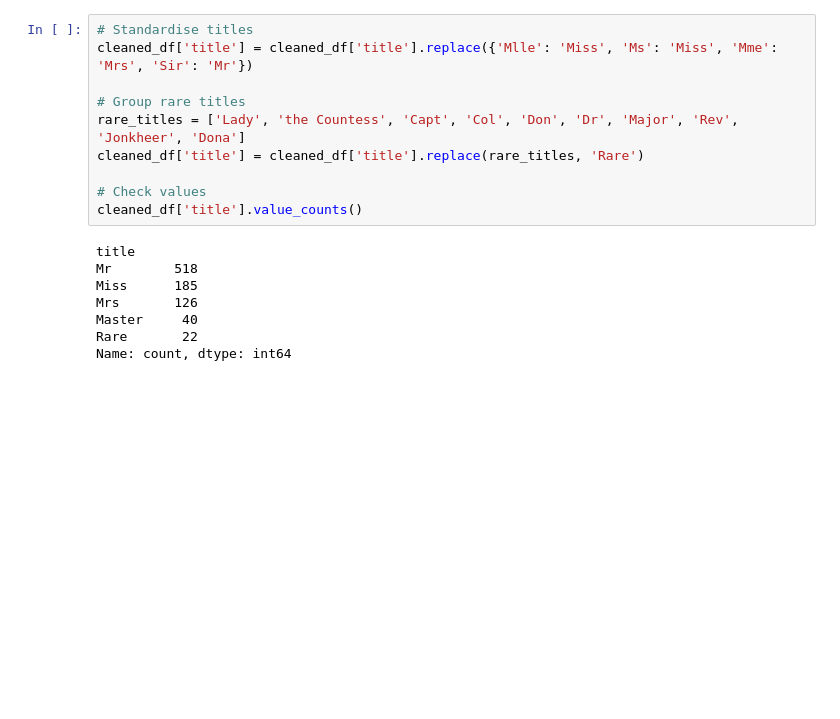
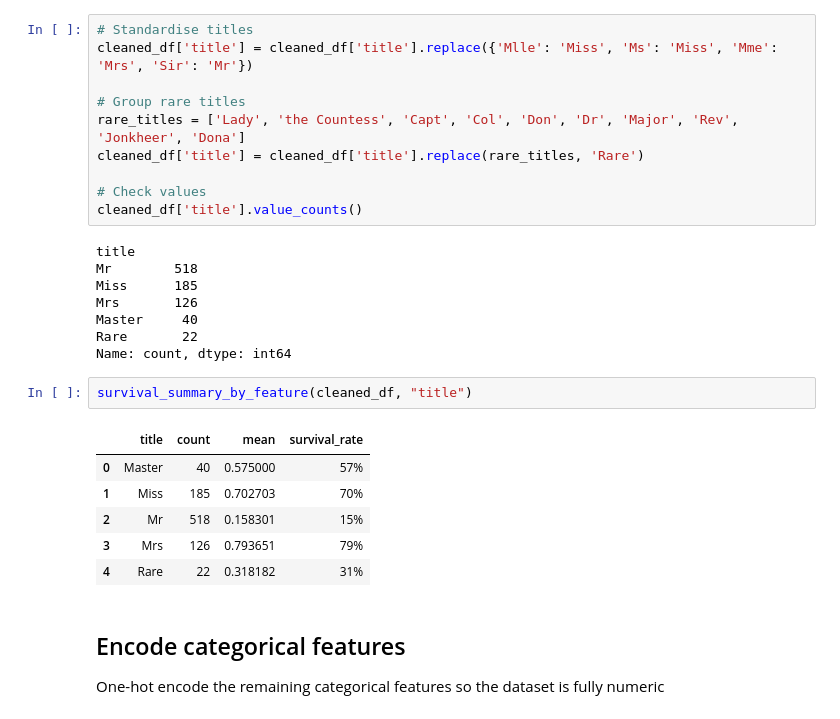
Before and after one commit to helben2002/TitanicCapstoneProject, a Jupyter notebook: ml/notebooks/sara.ipynb, the cells around one changed output. Cells and saved outputs as stored; diff of their text form; blank space fills up the shorter version.

Commit message:
data (TITANIC-91): encode categorical features

```diff
--- a/ml/notebooks/sara.ipynb
+++ b/ml/notebooks/sara.ipynb
@@ -607,3 +607,15 @@ Mrs       126
 Master     40
 Rare       22
 Name: count, dtype: int64
+# %%
+survival_summary_by_feature(cleaned_df, "title")
+# %% [output]
+|  | title | count | mean | survival_rate |
+| 0 | Master | 40 | 0.575000 | 57% |
+| 1 | Miss | 185 | 0.702703 | 70% |
+| 2 | Mr | 518 | 0.158301 | 15% |
+| 3 | Mrs | 126 | 0.793651 | 79% |
+| 4 | Rare | 22 | 0.318182 | 31% |
+# %% [markdown]
+## Encode categorical features
+One-hot encode the remaining categorical features so the dataset is fully numeric
```
Also changed, not shown: parts of 2 cells of this notebook.
